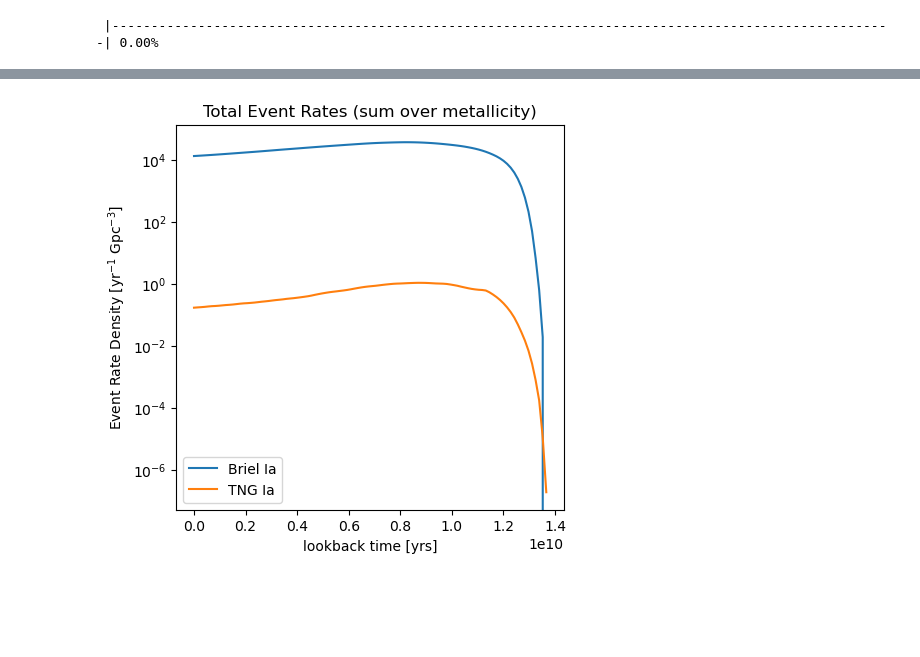
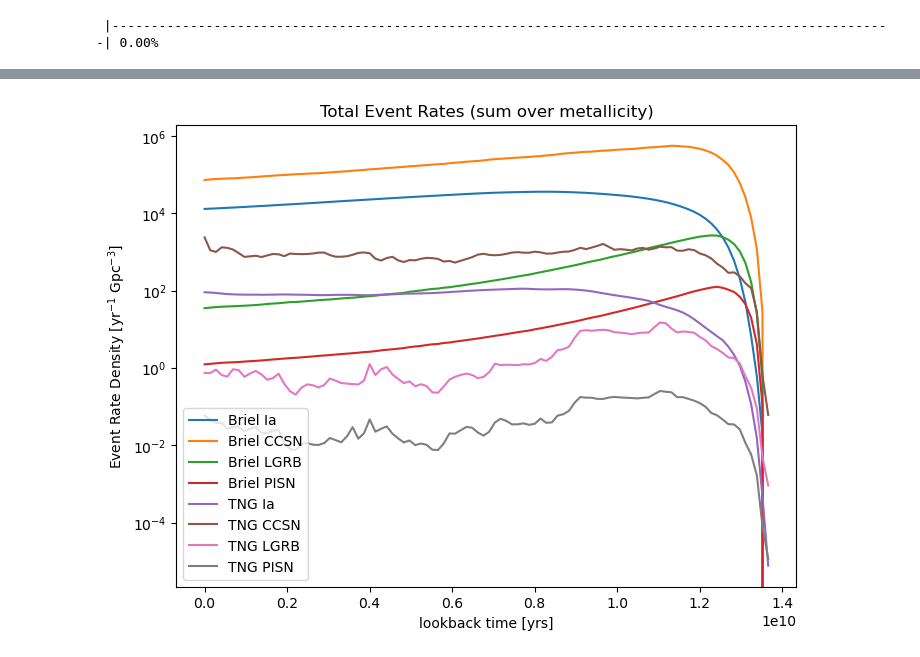
Before and after one commit to NicholaCharlton/Y4_Project, a Jupyter notebook: Nichola/Galaxy Evolution/Transient Event Rates per Galaxy.ipynb, the cells around one changed output, grey strips where cells are left out. Drawn from its saved outputs; the diff is of its cells as text; code cells hidden in the pictures; blank space fills up the shorter version.

```diff
--- a/Nichola/Galaxy Evolution/Transient Event Rates per Galaxy.ipynb
+++ b/Nichola/Galaxy Evolution/Transient Event Rates per Galaxy.ipynb
@@ -235,7 +195,7 @@ with open('./mass4_specific_met.txt', newline='') as csvfile:
         SFR4.append(row)
 SFR4_Z = [[], [], [], [], [], [], [], [], [], [], [], [], []]
 for subhalo in range(len(SFR4)):
-    SFR4_Z[subhalo] = [float(num) for num in SFR4[subhalo]]
+    SFR4_Z[subhalo] = [float(num)*(12275/13) for num in SFR4[subhalo]]
 
 for index in range(len(SFR4_Z)):
     SFR4_Z[index] = np.array(SFR4_Z[index][::-1])
@@ -279,7 +239,7 @@ with open('./mass5_specific_met.txt', newline='') as csvfile:
         SFR5.append(row)
 SFR5_Z = [[], [], [], [], [], [], [], [], [], [], [], [], []]
 for subhalo in range(len(SFR5)):
-    SFR5_Z[subhalo] = [float(num) for num in SFR5[subhalo]]
+    SFR5_Z[subhalo] = [float(num)*(85881/13) for num in SFR5[subhalo]]
 
 for index in range(len(SFR5_Z)):
     SFR5_Z[index] = np.array(SFR5_Z[index][::-1])
@@ -323,7 +283,7 @@ with open('./mass6_specific_met.txt', newline='') as csvfile:
         SFR6.append(row)
 SFR6_Z = [[], [], [], [], [], [], [], [], [], [], [], [], []]
 for subhalo in range(len(SFR6)):
-    SFR6_Z[subhalo] = [float(num) for num in SFR6[subhalo]]
+    SFR6_Z[subhalo] = [float(num)*(652300/13) for num in SFR6[subhalo]]
 
 for index in range(len(SFR6_Z)):
     SFR6_Z[index] = np.array(SFR6_Z[index][::-1])
@@ -367,7 +327,7 @@ with open('./mass7_specific_met.txt', newline='') as csvfile:
         SFR7.append(row)
 SFR7_Z = [[], [], [], [], [], [], [], [], [], [], [], [], []]
 for subhalo in range(len(SFR7)):
-    SFR7_Z[subhalo] = [float(num) for num in SFR7[subhalo]]
+    SFR7_Z[subhalo] = [float(num)*(3610243/13) for num in SFR7[subhalo]]
 
 for index in range(len(SFR7_Z)):
     SFR7_Z[index] = np.array(SFR7_Z[index][::-1])
@@ -504,20 +532,20 @@ PISN = [sum(x) for x in zip(PISN_2, PISN_3, PISN_4, PISN_5, PISN_6, PISN_7)]
 # %%
-fig = plt.figure(figsize=(5,5))
+fig = plt.figure(figsize=(8,6))
 plt.plot(edges, np.sum(out[:,0], axis=0), label='Briel Ia')
-#plt.plot(edges, np.sum(out[:,1:5], axis=0).sum(axis=0), label=' Briel CCSN')
-#plt.plot(edges, np.sum(out[:,5], axis=0), label='Briel LGRB')
-#plt.plot(edges, np.sum(out[:,6], axis=0), label='Briel PISN')
+plt.plot(edges, np.sum(out[:,1:5], axis=0).sum(axis=0), label='Briel CCSN')
+plt.plot(edges, np.sum(out[:,5], axis=0), label='Briel LGRB')
+plt.plot(edges, np.sum(out[:,6], axis=0), label='Briel PISN')
 plt.plot(edges, type_Ia, label='TNG Ia')
-#plt.plot(edges, new_list, label='TNG CCSN')
-#plt.plot(edges, LGRB, label='TNG LGRB')
-#plt.plot(edges, new_list, label='TNG PISN')
+plt.plot(edges, CCSN, label='TNG CCSN')
+plt.plot(edges, LGRB, label='TNG LGRB')
+plt.plot(edges, PISN, label='TNG PISN')
 
 plt.yscale('log')
 #plt.ylim(1e0, 1e6)
 plt.xlabel('lookback time [yrs]')
 plt.ylabel(r"Event Rate Density [yr$^{-1}$ Gpc$^{-3}]$")
 plt.title(r"Total Event Rates (sum over metallicity)")
 plt.legend()
 plt.show()
 # %% [output]
-[figure, old version]
+[figure, new version]
```
Also changed, not shown: parts of 15 cells of this notebook.
